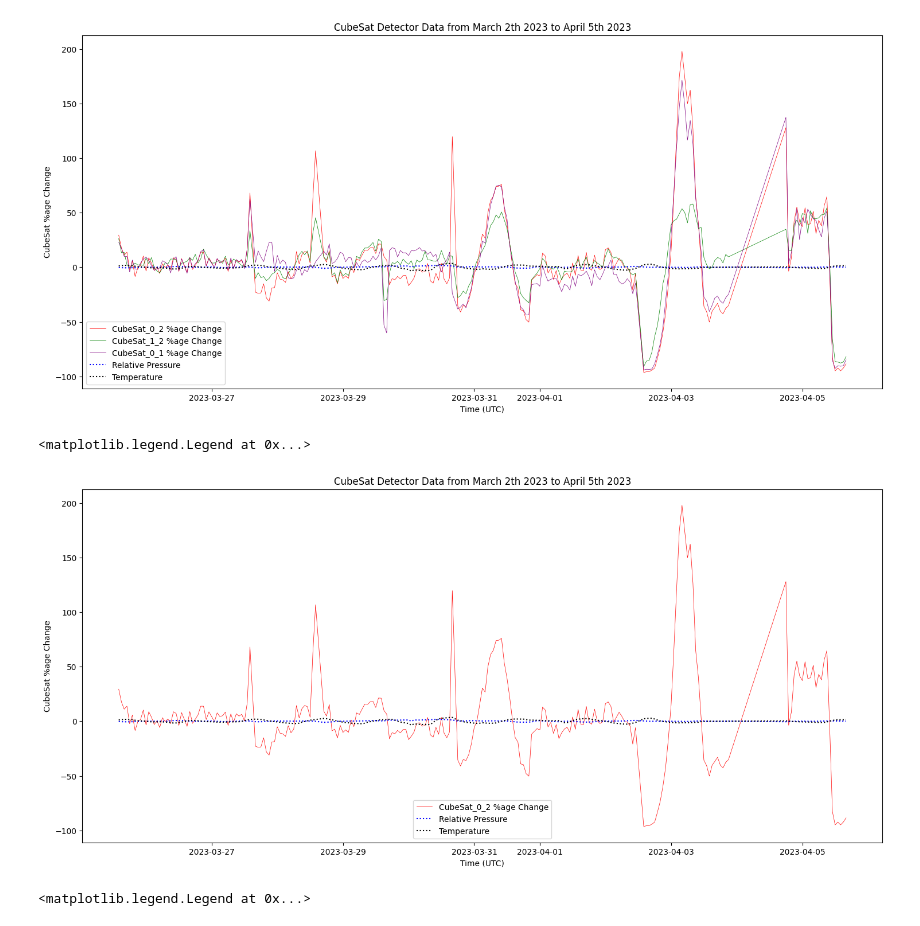
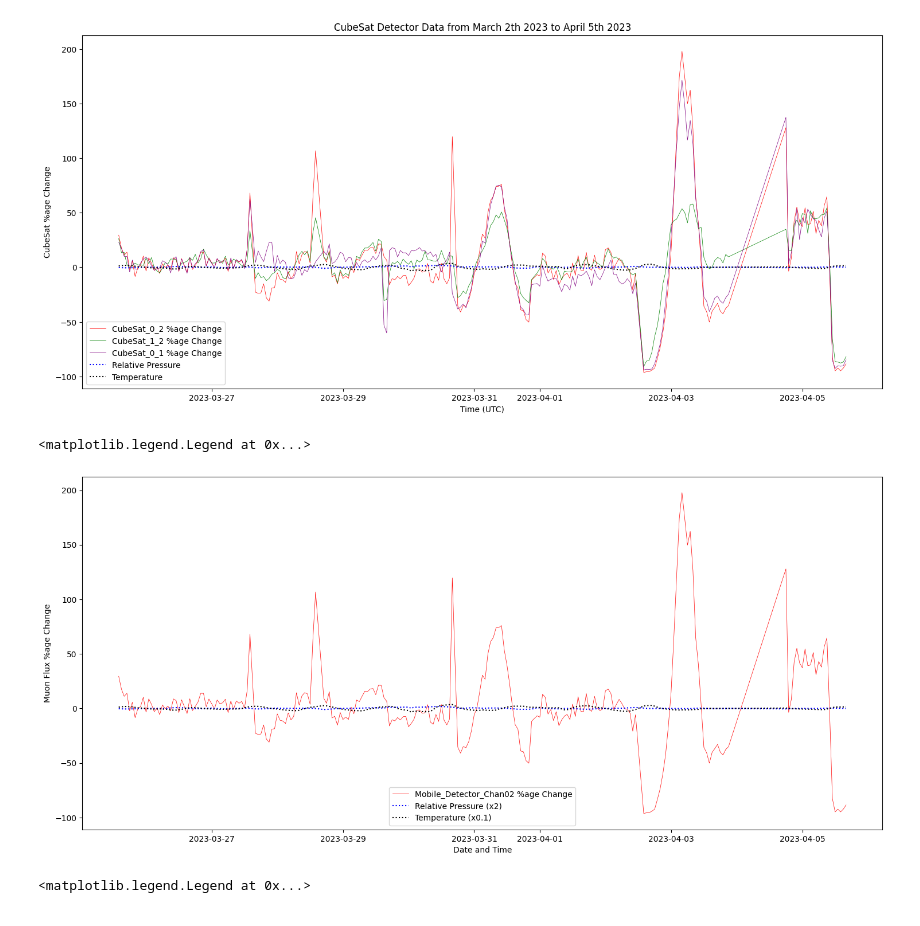
Before and after one commit to vpadgett1/cubesat_test_data, a Jupyter notebook: geo_testing/updated_graph_data.ipynb, the cells around one changed output. Saved outputs shown, nothing was run; the diff lists cells and outputs as text; code cells hidden in the pictures.

Commit message:
updated metrics for qualifications and new graphs

```diff
--- a/geo_testing/updated_graph_data.ipynb
+++ b/geo_testing/updated_graph_data.ipynb
@@ -708,26 +708,26 @@ ax6.legend(loc='lower left')
 # %%
 plt.rcParams["axes.grid"] = False
 fig, (ax6) = plt.subplots(1,figsize=(18, 8))
 
 ax6.plot(df_combined["Chan_0_2_pct"], #marker='o', markersize=3,
-         linestyle='-', linewidth=0.5, color='red', label='CubeSat_0_2 %age Change')
+         linestyle='-', linewidth=0.5, color='red', label='Mobile_Detector_Chan02 %age Change')
 #ax6.plot(df_combined["Chan_0_2_m_avg"], marker='.', markersize=1, linestyle='-', linewidth=0.5, color='black', label='Muon002_Ch13_m_avg')
 #ax6.plot(df_combined["Chan_1_2_pct"], #marker='o', markersize=3,          linestyle='-', linewidth=0.5, color='green', label='CubeSat_1_2 %age Change')
 #ax6.plot(df_combined["Chan_1_2_m_avg"], marker='.', markersize=1, linestyle='-', linewidth=0.5, color='black', label='Muon002_Ch23_m_avg')
 #ax6.plot(df_combined["Chan_0_1_pct"], #marker='o', markersize=3, linestyle='-', linewidth=0.5, color='red', label='CubeSat_0_1 %age Change')
 #ax6.plot(df_combined["Chan_0_1_m_avg"], marker='.', markersize=1, linestyle='-', linewidth=0.5, color='black', label='Muon002_Ch12_m_avg')
 
 #add pressure from the weather data
-ax6.plot(df_combined.index, df_combined['Relative_Pressure_pct'], color='blue',linestyle='dotted', label='Relative Pressure')
-ax6.plot(df_combined.index, df_combined['Temperature_F_pct'], color='black',linestyle='dotted', label='Temperature')
+ax6.plot(df_combined.index, df_combined['Relative_Pressure_pct'], color='blue',linestyle='dotted', label='Relative Pressure (x2)')
+ax6.plot(df_combined.index, df_combined['Temperature_F_pct'], color='black',linestyle='dotted', label='Temperature (x0.1)')
 
-ax6.set_ylabel('CubeSat %age Change')
-ax6.set_xlabel('Time (UTC)')
-ax6.set_title('CubeSat Detector Data from March 2th 2023 to April 5th 2023')
+ax6.set_ylabel('Muon Flux %age Change')
+ax6.set_xlabel('Date and Time')
+#ax6.set_title('CubeSat Detector Data from March 25th 2023 to April 5th 2023')
 ax6.legend(loc='lower center')
 # %% [output]
 <matplotlib.legend.Legend at 0x...>
-[figure, old version]
+[figure, new version]
 # %%
 plt.rcParams["axes.grid"] = False
 fig, (ax6) = plt.subplots(1,figsize=(18, 8))
```
Also changed, not shown: 5 other files.
